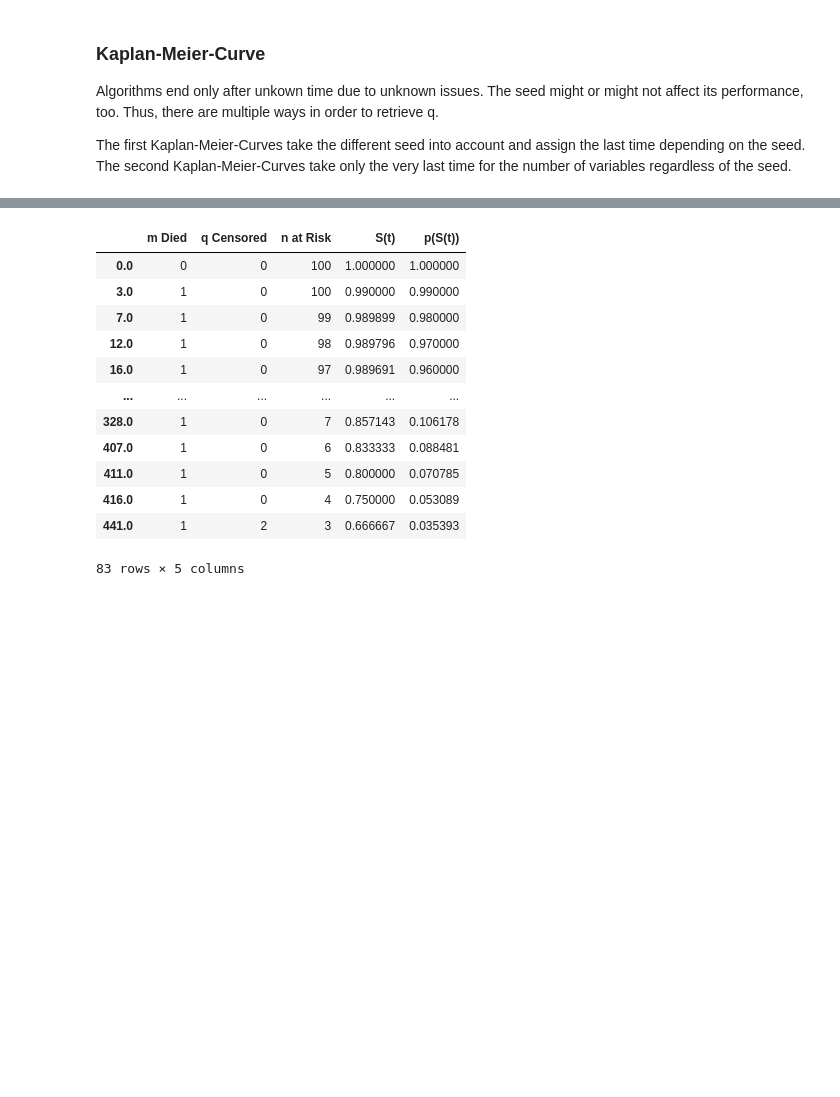
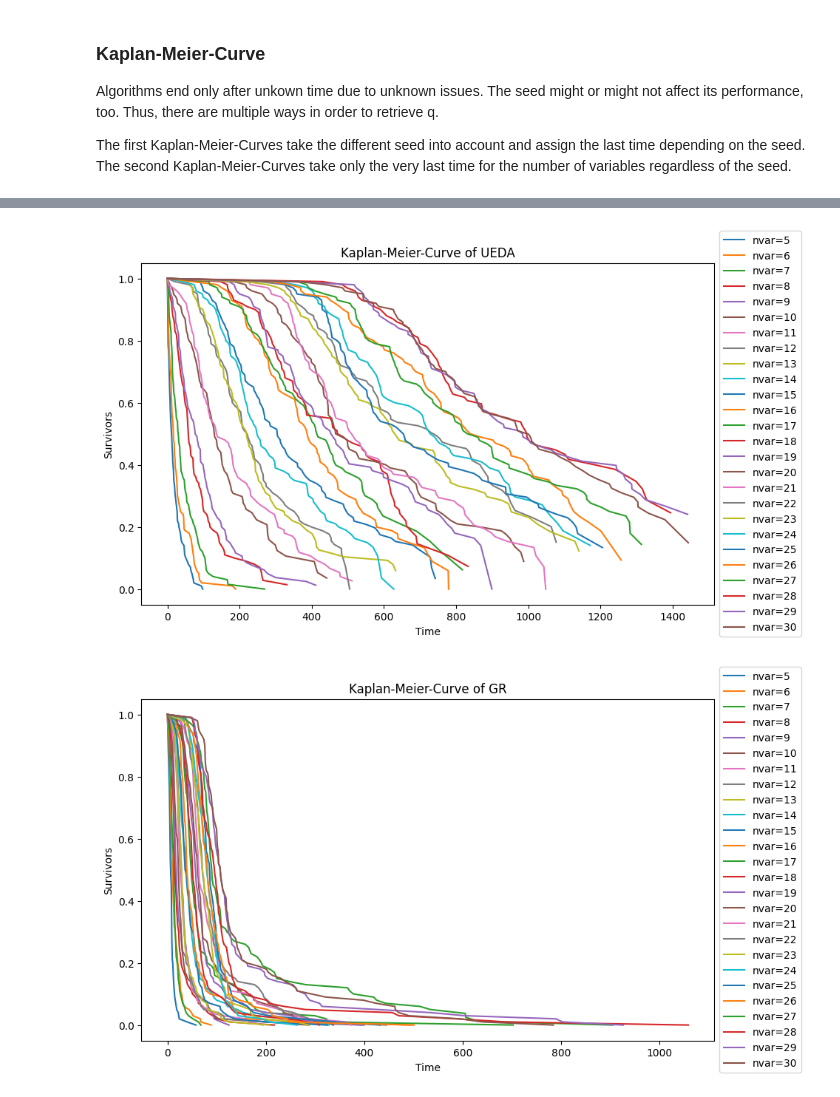
Before and after one commit to denizterzioglu/sabbo, a Jupyter notebook: ANotebook.ipynb, the cells around one changed output, grey strips where cells are left out. Saved outputs shown, nothing was run; the diff lists cells and outputs as text; code cells hidden in the pictures; blank space fills up the shorter version.

```diff
--- a/ANotebook.ipynb
+++ b/ANotebook.ipynb
@@ -146,31 +192,7 @@ MNQDf
-# %%
-
-MNQDf["S(t)"] = (MNQDf["n at Risk"] - MNQDf["m Died"])/MNQDf["n at Risk"]
-pDict = {}
-
-for index, row in MNQDf.iterrows():
-    if index == 0.0:
-        pDict[index] = row["S(t)"]
-        tmp = pDict[index]
-    else:
-        pDict[index] = tmp * row["S(t)"]
-        tmp = pDict[index]
-pDf = pd.DataFrame.from_dict(pDict, orient="index", columns=["p(S(t))"])
-MNQDf = pd.merge(MNQDf, pDf, left_index=True, right_index=True, how="outer")
-
-
-MNQDf
-# %% [output]
-|  | m Died | q Censored | n at Risk | S(t) | p(S(t)) |
-| 0.0 | 0 | 0 | 100 | 1.000000 | 1.000000 |
-| 3.0 | 1 | 0 | 100 | 0.990000 | 0.990000 |
-| 7.0 | 1 | 0 | 99 | 0.989899 | 0.980000 |
-| 12.0 | 1 | 0 | 98 | 0.989796 | 0.970000 |
-| 16.0 | 1 | 0 | 97 | 0.989691 | 0.960000 |
-| ... | ... | ... | ... | ... | ... |
-| 328.0 | 1 | 0 | 7 | 0.857143 | 0.106178 |
-| 407.0 | 1 | 0 | 6 | 0.833333 | 0.088481 |
-| 411.0 | 1 | 0 | 5 | 0.800000 | 0.070785 |
-| 416.0 | 1 | 0 | 4 | 0.750000 | 0.053089 |
-| 441.0 | 1 | 2 | 3 | 0.666667 | 0.035393 |
-83 rows × 5 columns
+# %%
+KaplansPlotter(nvarsUEDA, "UEDA")
+KaplansPlotter(nvarsGR, "GR")
+KaplansPlotter(nvarsRS, "RS")
+# %% [output]
+[figure, added]
+[figure, added]
```
Also changed, not shown: parts of 4 cells of this notebook.
